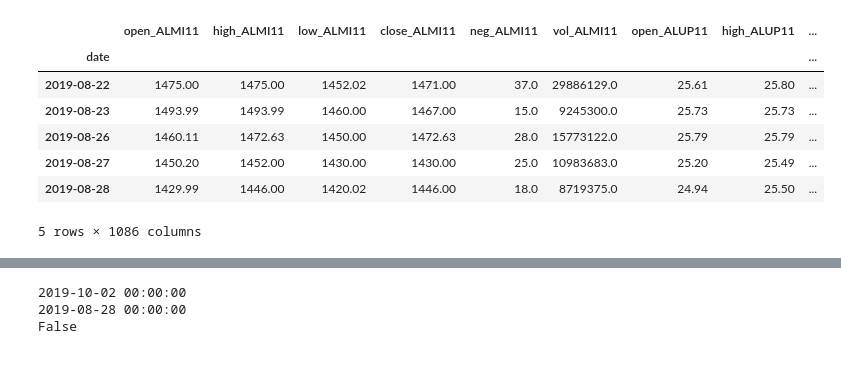
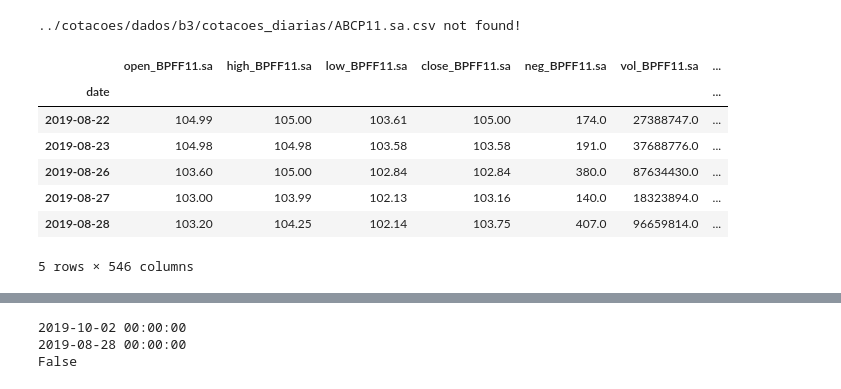
Before and after one commit to raphabraccialli/OpenFinanceLab, a Jupyter notebook: monthly_fii/monthly_fiis.ipynb, the cells around one changed output, grey strips where cells are left out. Saved outputs shown, nothing was run; the diff lists cells and outputs as text; code cells hidden in the pictures.

Commit message:
list of fiis fixed based on ifix.sa.txt in carteiras

```diff
--- a/monthly_fii/monthly_fiis.ipynb
+++ b/monthly_fii/monthly_fiis.ipynb
@@ -4,24 +4,33 @@ import os
 import datetime
 to_datetime = lambda d: pd.to_datetime(d, format='%d/%m/%Y')
 # %%
-fiis_names = []
+fiis_names = [line.rstrip('\n') for line in open('../cotacoes/carteiras/IFIX.sa.txt')]
 fiis_dataFrame = pd.DataFrame()
 dir = "../cotacoes/dados/b3/cotacoes_diarias/"
-for file in os.listdir(dir):
-    if file.endswith("11.sa.csv"):
-        fiis_names.append(file[:6])
-        fiis_dataFrame = fiis_dataFrame.merge(pd.read_csv(dir + file, converters={'date': to_datetime}).set_index('date').add_suffix('_'+file[:6]), how='outer', left_index=True, right_index=True)
+
+for fn in fiis_names:
+    file_name = dir + fn + '.csv'
+    try:
+        fiis_dataFrame = fiis_dataFrame.merge(pd.read_csv(file_name, converters={'date': to_datetime}).set_index('date').add_suffix('_'+fn), how='outer', left_index=True, right_index=True)
+    except:
+        print(file_name + ' not found!')
 
 fiis_dataFrame.tail()
+
+#for file in os.listdir(dir):
+#    if file.endswith("11.sa.csv"):
+#        fiis_names.append(file[:6])
+#        fiis_dataFrame = fiis_dataFrame.merge(pd.read_csv(dir + file, converters={'date': to_datetime}).set_index('date').add_suffix('_'+file[:6]), how='outer', left_index=True, right_index=True)
 # %% [output]
+../cotacoes/dados/b3/cotacoes_diarias/ABCP11.sa.csv not found!
-|  | open_ALMI11 | high_ALMI11 | low_ALMI11 | close_ALMI11 | neg_ALMI11 | vol_ALMI11 | open_ALUP11 | high_ALUP11 | ... |
-| date |  |  |  |  |  |  |  |  | ... |
-| 2019-08-22 | 1475.00 | 1475.00 | 1452.02 | 1471.00 | 37.0 | 29886129.0 | 25.61 | 25.80 | ... |
-| 2019-08-23 | 1493.99 | 1493.99 | 1460.00 | 1467.00 | 15.0 | 9245300.0 | 25.73 | 25.73 | ... |
-| 2019-08-26 | 1460.11 | 1472.63 | 1450.00 | 1472.63 | 28.0 | 15773122.0 | 25.79 | 25.79 | ... |
-| 2019-08-27 | 1450.20 | 1452.00 | 1430.00 | 1430.00 | 25.0 | 10983683.0 | 25.20 | 25.49 | ... |
-| 2019-08-28 | 1429.99 | 1446.00 | 1420.02 | 1446.00 | 18.0 | 8719375.0 | 24.94 | 25.50 | ... |
+|  | open_BPFF11.sa | high_BPFF11.sa | low_BPFF11.sa | close_BPFF11.sa | neg_BPFF11.sa | vol_BPFF11.sa | ... |
+| date |  |  |  |  |  |  | ... |
+| 2019-08-22 | 104.99 | 105.00 | 103.61 | 105.00 | 174.0 | 27388747.0 | ... |
+| 2019-08-23 | 104.98 | 104.98 | 103.58 | 103.58 | 191.0 | 37688776.0 | ... |
+| 2019-08-26 | 103.60 | 105.00 | 102.84 | 102.84 | 380.0 | 87634430.0 | ... |
+| 2019-08-27 | 103.00 | 103.99 | 102.13 | 103.16 | 140.0 | 18323894.0 | ... |
+| 2019-08-28 | 103.20 | 104.25 | 102.14 | 103.75 | 407.0 | 96659814.0 | ... |
-5 rows × 1086 columns
+5 rows × 546 columns
 # %%
 start = to_datetime('29/08/2016')
 fiis = fiis_dataFrame[fiis_dataFrame.index >= start]
```
Also changed, not shown: parts of 1 cell of this notebook.
